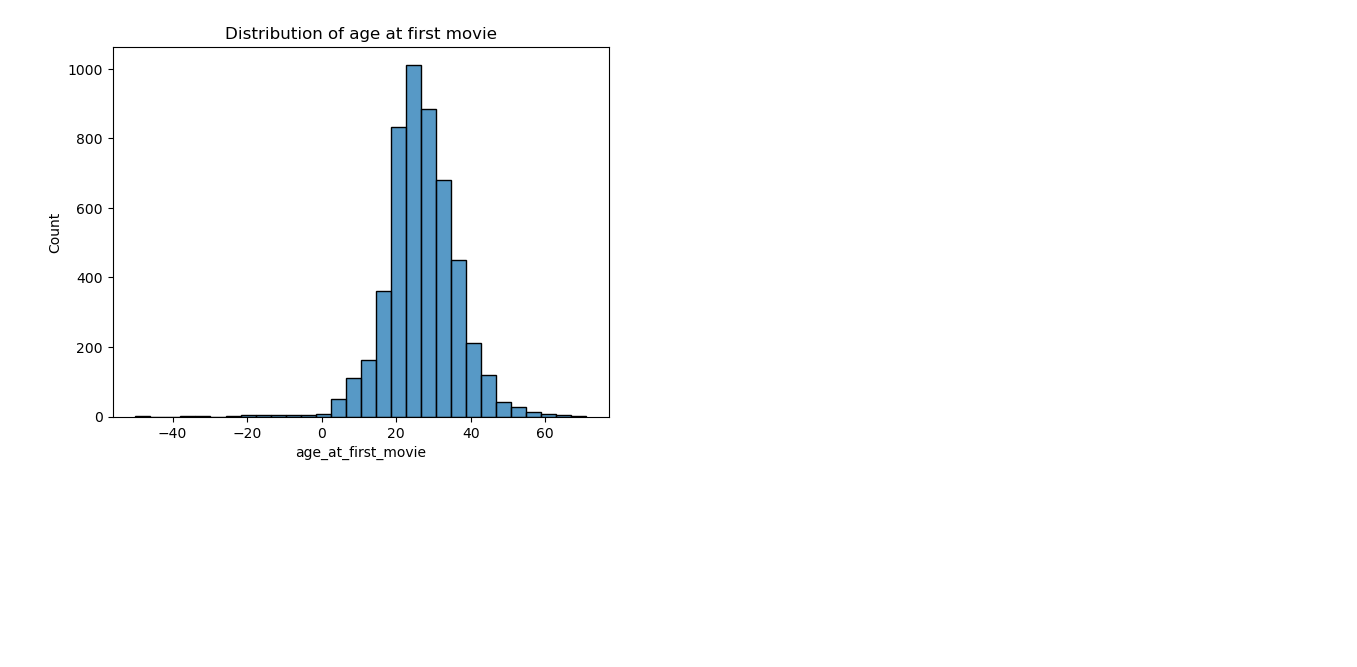
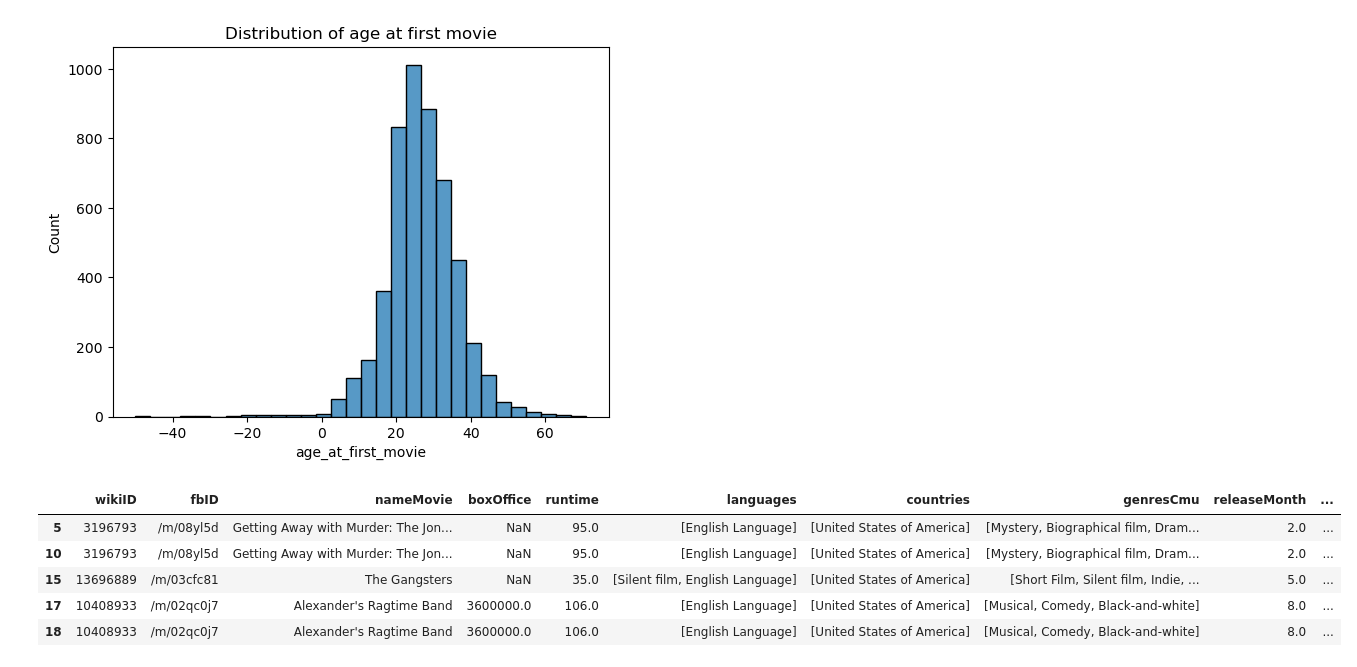
Before and after one commit to epfl-ada/ada-2023-project-lovelace, a Jupyter notebook: Code/jennifer.ipynb, the cells around one changed output. Saved outputs shown, nothing was run; the diff lists cells and outputs as text; code cells hidden in the pictures; blank space fills up the shorter version.

```diff
--- a/Code/jennifer.ipynb
+++ b/Code/jennifer.ipynb
@@ -219,3 +219,12 @@ plt.show()
 # %% [output]
 [figure]
 [figure]
+# %%
+movies_actors.head()
+# %% [output]
+|  | wikiID | fbID | nameMovie | boxOffice | runtime | languages | countries | genresCmu | releaseMonth | ... |
+| 5 | 3196793 | /m/08yl5d | Getting Away with Murder: The Jon... | NaN | 95.0 | [English Language] | [United States of America] | [Mystery, Biographical film, Dram... | 2.0 | ... |
+| 10 | 3196793 | /m/08yl5d | Getting Away with Murder: The Jon... | NaN | 95.0 | [English Language] | [United States of America] | [Mystery, Biographical film, Dram... | 2.0 | ... |
+| 15 | 13696889 | /m/03cfc81 | The Gangsters | NaN | 35.0 | [Silent film, English Language] | [United States of America] | [Short Film, Silent film, Indie, ... | 5.0 | ... |
+| 17 | 10408933 | /m/02qc0j7 | Alexander's Ragtime Band | 3600000.0 | 106.0 | [English Language] | [United States of America] | [Musical, Comedy, Black-and-white] | 8.0 | ... |
+| 18 | 10408933 | /m/02qc0j7 | Alexander's Ragtime Band | 3600000.0 | 106.0 | [English Language] | [United States of America] | [Musical, Comedy, Black-and-white] | 8.0 | ... |
```
Also changed, not shown: parts of 6 cells of this notebook.
